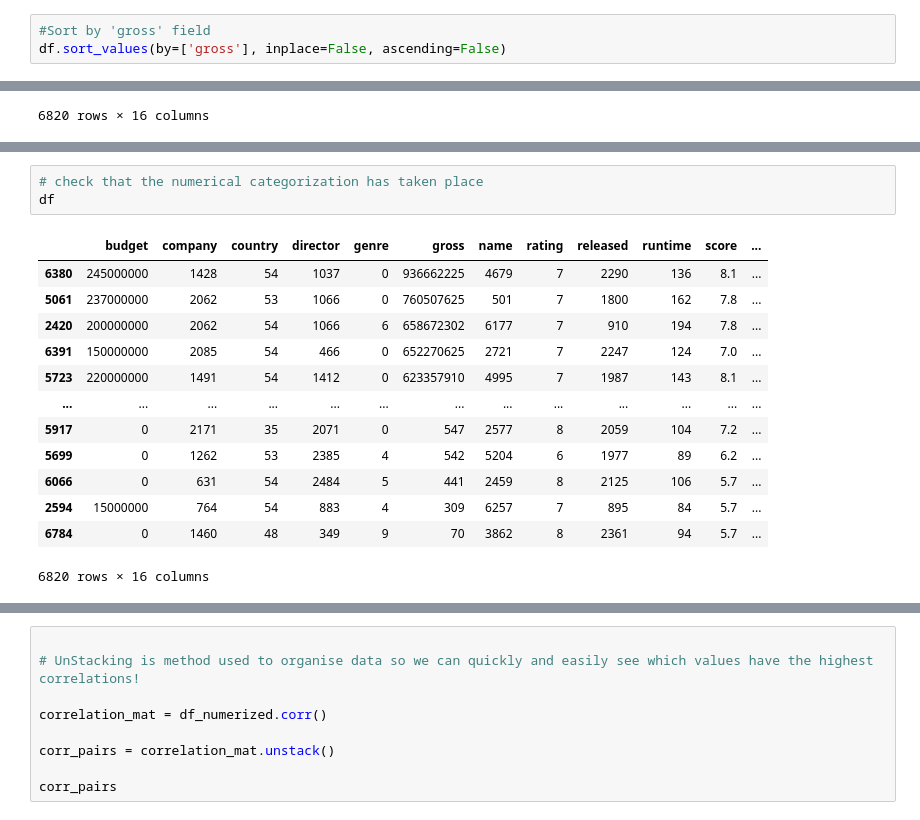
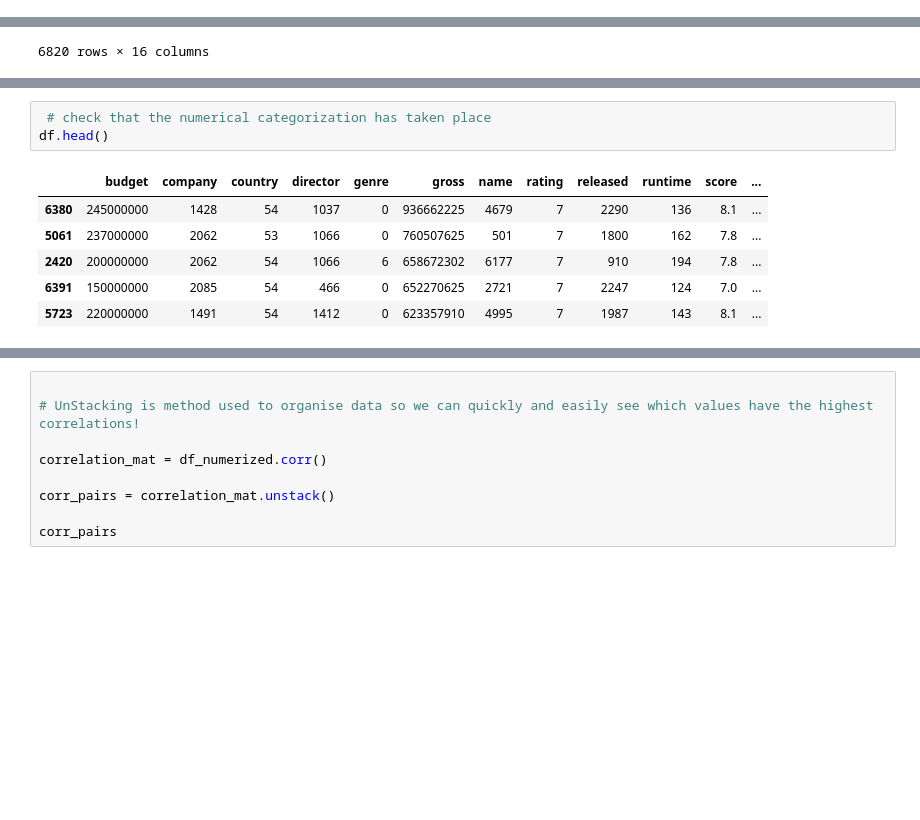
Before and after one commit to soticoker/correlationinmovies, a Jupyter notebook: correlation_movies_db.ipynb, the cells around one changed output, grey strips where cells are left out. Cells and saved outputs as stored; diff of their text form; blank space fills up the shorter version.

```diff
--- a/correlation_movies_db.ipynb
+++ b/correlation_movies_db.ipynb
@@ -111,3 +107,0 @@ df = df.sort_values(by=['gross'], inplace=False, ascending=False)
-# %%
-#Sort by 'gross' field
-df.sort_values(by=['gross'], inplace=False, ascending=False)
@@ -266,18 +229,11 @@ df_numerized
 # %%
-# check that the numerical categorization has taken place
-df
+ # check that the numerical categorization has taken place
+df.head()
 # %% [output]
 |  | budget | company | country | director | genre | gross | name | rating | released | runtime | score | ... |
 | 6380 | 245000000 | 1428 | 54 | 1037 | 0 | 936662225 | 4679 | 7 | 2290 | 136 | 8.1 | ... |
 | 5061 | 237000000 | 2062 | 53 | 1066 | 0 | 760507625 | 501 | 7 | 1800 | 162 | 7.8 | ... |
 | 2420 | 200000000 | 2062 | 54 | 1066 | 6 | 658672302 | 6177 | 7 | 910 | 194 | 7.8 | ... |
 | 6391 | 150000000 | 2085 | 54 | 466 | 0 | 652270625 | 2721 | 7 | 2247 | 124 | 7.0 | ... |
 | 5723 | 220000000 | 1491 | 54 | 1412 | 0 | 623357910 | 4995 | 7 | 1987 | 143 | 8.1 | ... |
-| ... | ... | ... | ... | ... | ... | ... | ... | ... | ... | ... | ... | ... |
-| 5917 | 0 | 2171 | 35 | 2071 | 0 | 547 | 2577 | 8 | 2059 | 104 | 7.2 | ... |
-| 5699 | 0 | 1262 | 53 | 2385 | 4 | 542 | 5204 | 6 | 1977 | 89 | 6.2 | ... |
-| 6066 | 0 | 631 | 54 | 2484 | 5 | 441 | 2459 | 8 | 2125 | 106 | 5.7 | ... |
-| 2594 | 15000000 | 764 | 54 | 883 | 4 | 309 | 6257 | 7 | 895 | 84 | 5.7 | ... |
-| 6784 | 0 | 1460 | 48 | 349 | 9 | 70 | 3862 | 8 | 2361 | 94 | 5.7 | ... |
-6820 rows × 16 columns
 # %%
```
Also changed, not shown: parts of 17 cells of this notebook, 1 other file.
